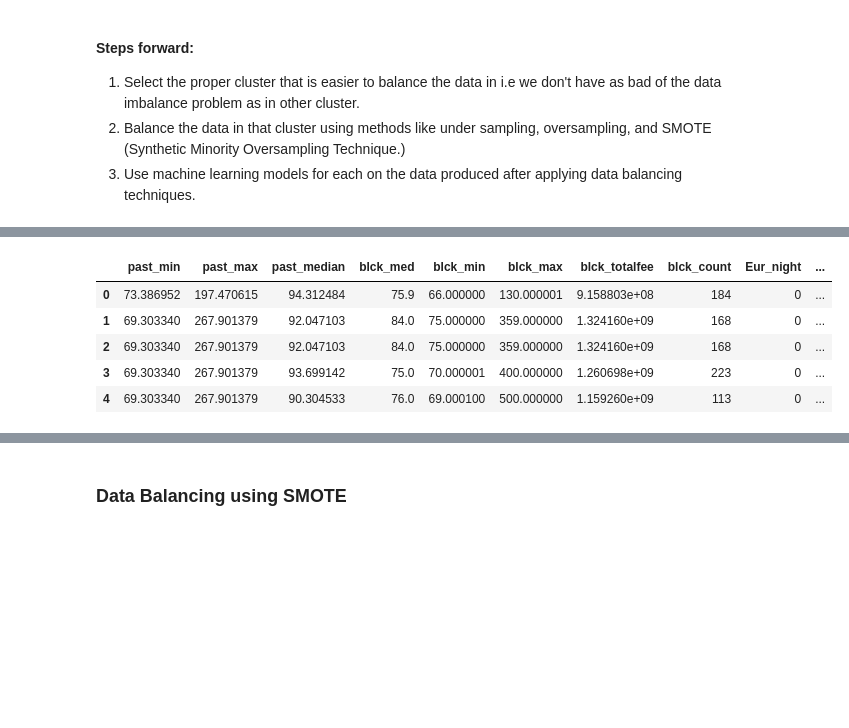
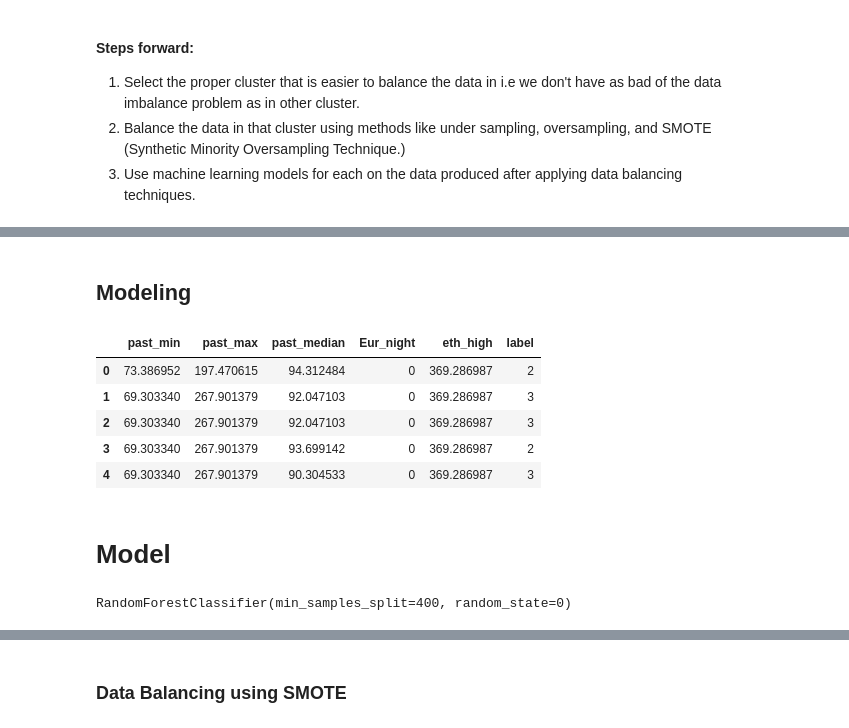
Before and after one commit to str42/CAMCOS, a Jupyter notebook: GasPricePredictor.ipynb, the cells around one changed output, grey strips where cells are left out. Cells and saved outputs as stored; diff of their text form; code cells hidden in the pictures; blank space fills up the shorter version.

Commit message:
Added three class model

```diff
--- a/GasPricePredictor.ipynb
+++ b/GasPricePredictor.ipynb
@@ -59,9 +60,10 @@ Index(['Unnamed: 0', 'time_stamp', 'block_number', 'hash', 'gas_price',
        'Eur_night', 'eth_high', 'Unnamed: 0.1'],
       dtype='object')
 # %%
-drop_features = ['Unnamed: 0', 'time_stamp', 'block_number', 'hash', 'Unnamed: 0.1', 'receipt_gas_used', 'totalfee']
-numerical_features = ['past_min', 'past_max', 'past_median', 'blck_med', 'blck_min', 'blck_max', 'blck_totalfee',
-                      'eth_high']
+drop_features = ['Unnamed: 0', 'time_stamp', 'block_number', 'hash',
+                 'Unnamed: 0.1', 'receipt_gas_used', 'totalfee','blck_med',
+                 'blck_min', 'blck_max', 'blck_totalfee', 'blck_count']
+numerical_features = ['past_min', 'past_max', 'past_median', 'eth_high']
 categorical_features = ['Eur_night','blck_count']
 # %%
 # This is the original copy of the data after removing the unnecessary data.
@@ -260,0 +255,4 @@ two_class_new_df = new_cluster_df[(new_cluster_df['label'] == '2') | (new_cluste
+# %%
+inf_ranges = [1.0, 80.00, 250.00, np.inf]
+inf_cluster_df = create_categorize(original_clean_data, 'gas_price', 'label', inf_ranges)
+count_summarize(inf_cluster_df, 'label', 'inf_cluster_df')
@@ -261,9 +274,16 @@ two_class_new_df = new_cluster_df[(new_cluster_df['label'] == '2') | (new_cluste
+# %% [markdown]
+## Modeling
+# %%
+three_classes_new_df = inf_cluster_df[(inf_cluster_df['label'] == '2') |
+                                      (inf_cluster_df['label'] == '3') |
+                                      (inf_cluster_df['label'] == '4')
+                                     ]
 # %%
-two_class_new_df.head()
+three_classes_new_df.head()
 # %% [output]
-|  | past_min | past_max | past_median | blck_med | blck_min | blck_max | blck_totalfee | blck_count | Eur_night | ... |
-| 0 | 73.386952 | 197.470615 | 94.312484 | 75.9 | 66.000000 | 130.000001 | 9.158803e+08 | 184 | 0 | ... |
-| 1 | 69.303340 | 267.901379 | 92.047103 | 84.0 | 75.000000 | 359.000000 | 1.324160e+09 | 168 | 0 | ... |
-| 2 | 69.303340 | 267.901379 | 92.047103 | 84.0 | 75.000000 | 359.000000 | 1.324160e+09 | 168 | 0 | ... |
-| 3 | 69.303340 | 267.901379 | 93.699142 | 75.0 | 70.000001 | 400.000000 | 1.260698e+09 | 223 | 0 | ... |
-| 4 | 69.303340 | 267.901379 | 90.304533 | 76.0 | 69.000100 | 500.000000 | 1.159260e+09 | 113 | 0 | ... |
+|  | past_min | past_max | past_median | Eur_night | eth_high | label |
+| 0 | 73.386952 | 197.470615 | 94.312484 | 0 | 369.286987 | 2 |
+| 1 | 69.303340 | 267.901379 | 92.047103 | 0 | 369.286987 | 3 |
+| 2 | 69.303340 | 267.901379 | 92.047103 | 0 | 369.286987 | 3 |
+| 3 | 69.303340 | 267.901379 | 93.699142 | 0 | 369.286987 | 2 |
+| 4 | 69.303340 | 267.901379 | 90.304533 | 0 | 369.286987 | 3 |
@@ -269,0 +295,2 @@ two_class_new_df.head()
+# %% [markdown]
+# Model
@@ -269,0 +299,4 @@ two_class_new_df.head()
+# %%
+three_class_rfc.fit(X_train, y_train)
+# %% [output]
+RandomForestClassifier(min_samples_split=400, random_state=0)
```
Also changed, not shown: parts of 46 cells of this notebook, 1 other file.
